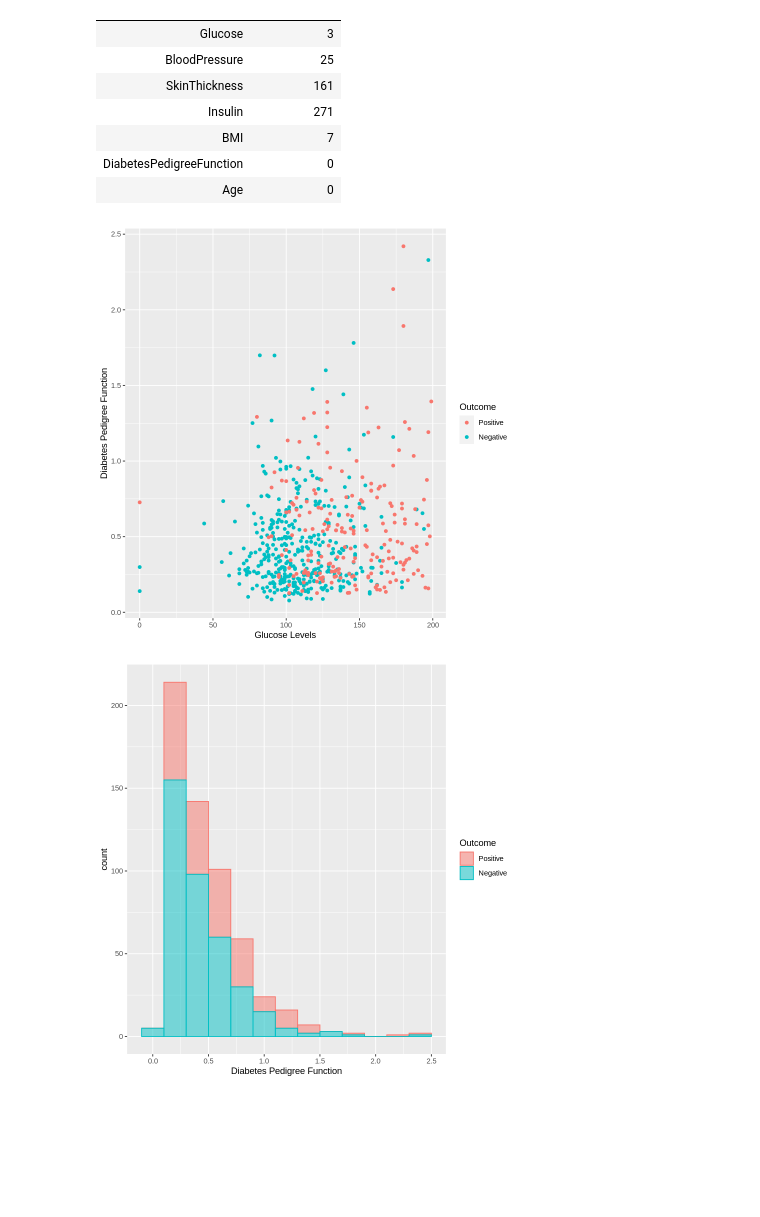
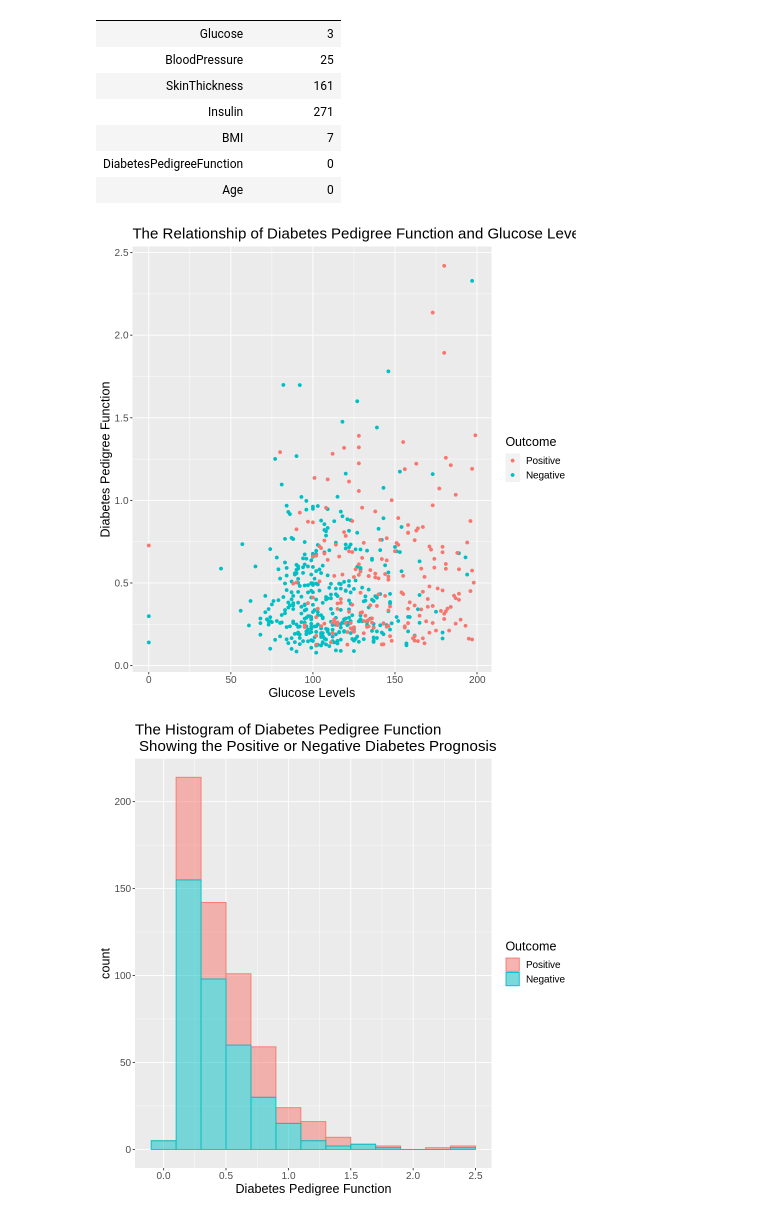
Before and after one commit to NDChavez/diabetes_ds_project, a Jupyter notebook: diabetes_ds_proposal.ipynb, the cells around one changed output. Cells and saved outputs as stored; diff of their text form; code cells hidden in the pictures; blank space fills up the shorter version.

Commit message:
cleaned the explanation of codes and added titles to graphs

```diff
--- a/diabetes_ds_proposal.ipynb
+++ b/diabetes_ds_proposal.ipynb
@@ -102,19 +105,25 @@ A data.frame: 7 × 2
 | DiabetesPedigreeFunction | 0 |
 | Age | 0 |
 # %%
-
+options(repr.plot.width = 8, repr.plot.height = 8)
 
 diabetes_train$Outcome <- factor(diabetes_train$Outcome, levels=c("1", "0"), labels = c("Positive", "Negative"))
-diabetes_bmi<- ggplot(diabetes_train, aes(x = Glucose, y = DiabetesPedigreeFunction)) +
-  geom_point(aes(colour = Outcome)) +
- labs(x = "Glucose Levels", y = "Diabetes Pedigree Function", colour = "Outcome")
-diabetes_bmi
 
-diabetes_bmi<- ggplot(diabetes_train, aes(x = DiabetesPedigreeFunction, colour = Outcome, fill = Outcome)) +
-  geom_histogram(, position="stack", binwidth=.2, alpha = .5)+
- labs(x = "Diabetes Pedigree Function", colour = "Outcome")
+# The code for the scatter plot of Diabetes Pedigree Function vs Glucose Levels
+diabetes_point <- ggplot(diabetes_train, aes(x = Glucose, y = DiabetesPedigreeFunction)) +
+    geom_point(aes(colour = Outcome)) +
+    labs(x = "Glucose Levels", y = "Diabetes Pedigree Function", colour = "Outcome") +
+    ggtitle("The Relationship of Diabetes Pedigree Function and Glucose Levels") +
+    theme(text = element_text(size = 15))
+diabetes_point
 
-diabetes_bmi
+# The code for the histogram of Diabetes Pedigree Function
+diabetes_hist <- ggplot(diabetes_train, aes(x = DiabetesPedigreeFunction, colour = Outcome, fill = Outcome)) +
+    geom_histogram(position="stack", binwidth=.2, alpha = .5) +
+    labs(x = "Diabetes Pedigree Function", colour = "Outcome") +
+    ggtitle("The Histogram of Diabetes Pedigree Function \n Showing the Positive or Negative Diabetes Prognosis") +
+    theme(text = element_text(size = 15))
+diabetes_hist
 # %% [output]
-[figure, old version]
+[figure, new version]
-[figure, old version]
+[figure, new version]
```
Also changed, not shown: parts of 1 cell of this notebook.
